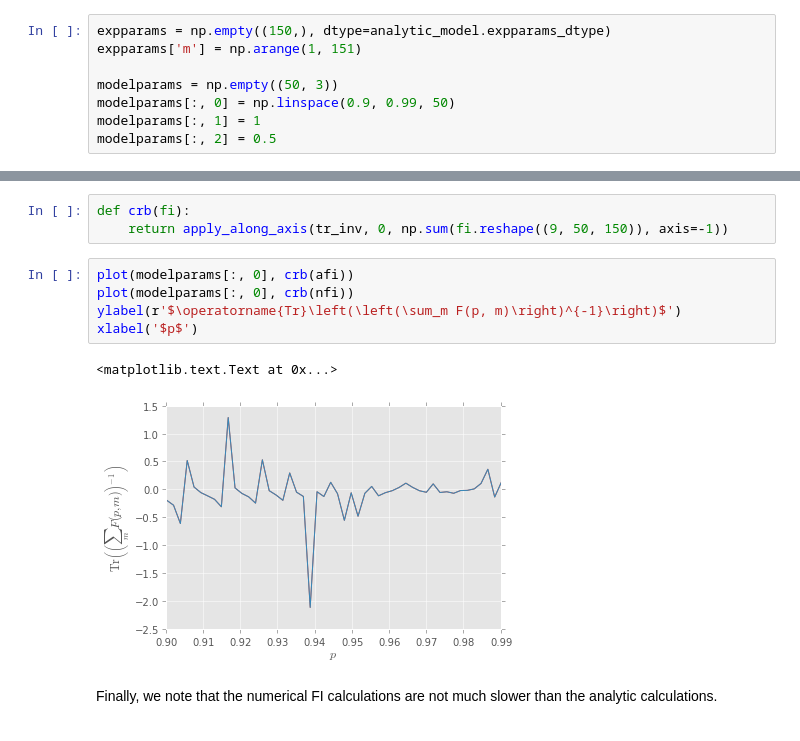
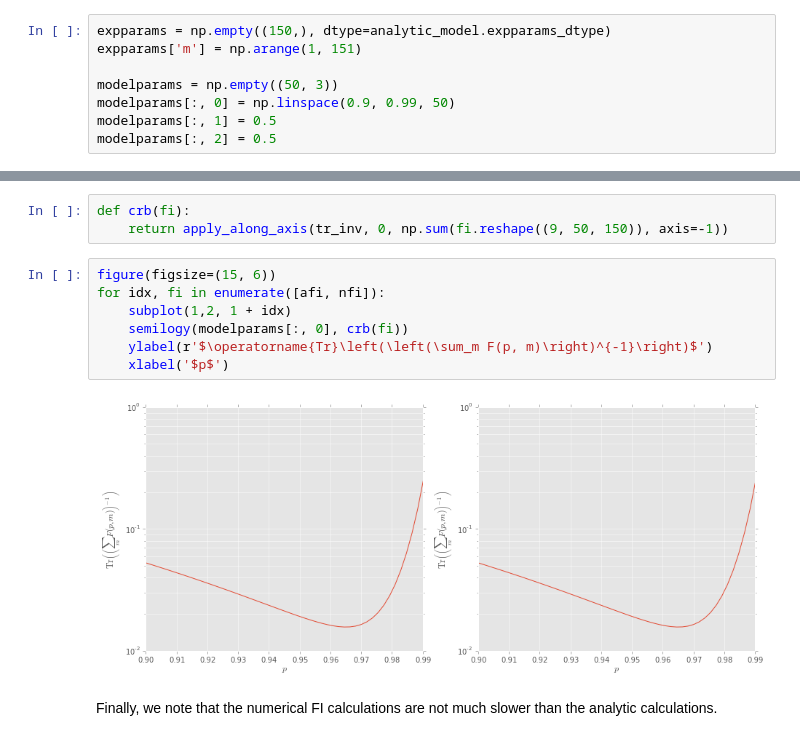
Before and after one commit to QInfer/python-qinfer, a Jupyter notebook: examples/scoremixin_example.ipynb, the cells around one changed output, grey strips where cells are left out. Drawn from its saved outputs; the diff is of its cells as text.

```diff
--- a/examples/scoremixin_example.ipynb
+++ b/examples/scoremixin_example.ipynb
@@ -80,7 +80,7 @@ expparams['m'] = np.arange(1, 151)
 
 modelparams = np.empty((50, 3))
 modelparams[:, 0] = np.linspace(0.9, 0.99, 50)
-modelparams[:, 1] = 1
+modelparams[:, 1] = 0.5
 modelparams[:, 2] = 0.5
 # %% [markdown]
 Let's make sure that the returned Fisher information has the right shape. Note that the Fisher information is a four-index tensor here, with the two indices for the information matrix itself, plus two indices that vary over the input model parameters and experiment parameters.
@@ -107,13 +107,14 @@ def tr_inv(arr):
 def crb(fi):
     return apply_along_axis(tr_inv, 0, np.sum(fi.reshape((9, 50, 150)), axis=-1))
 # %%
-plot(modelparams[:, 0], crb(afi))
-plot(modelparams[:, 0], crb(nfi))
-ylabel(r'$\operatorname{Tr}\left(\left(\sum_m F(p, m)\right)^{-1}\right)$')
-xlabel('$p$')
+figure(figsize=(15, 6))
+for idx, fi in enumerate([afi, nfi]):
+    subplot(1,2, 1 + idx)
+    semilogy(modelparams[:, 0], crb(fi))
+    ylabel(r'$\operatorname{Tr}\left(\left(\sum_m F(p, m)\right)^{-1}\right)$')
+    xlabel('$p$')
 # %% [output]
-<matplotlib.text.Text at 0x...>
-[figure, old version]
+[figure, new version]
 # %% [markdown]
 Finally, we note that the numerical FI calculations are not much slower than the analytic calculations.
 # %%
```
Also changed, not shown: parts of 1 cell of this notebook.
